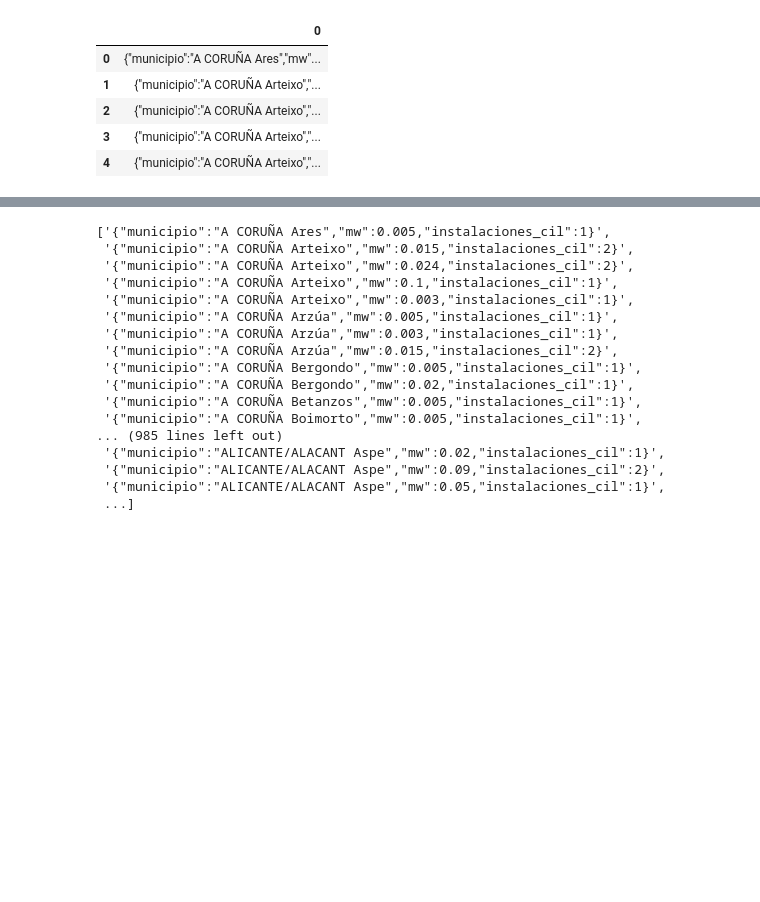
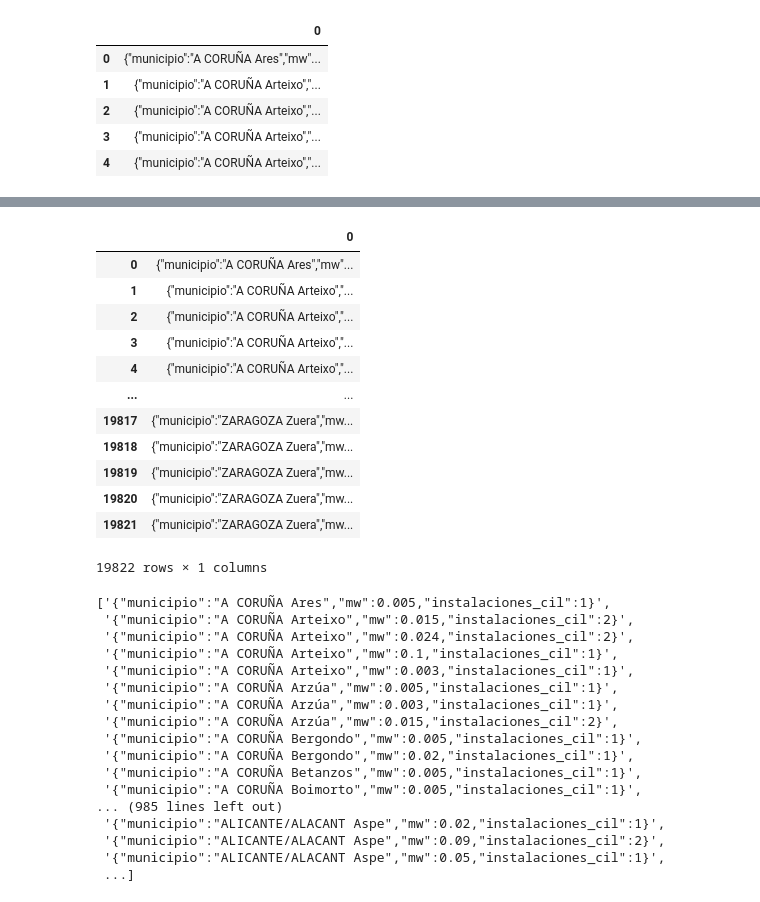
Before and after one commit to Davidmcii/DMC-w4-ETL-Project, a Jupyter notebook: 2-Code/1-w4_main.ipynb, the cells around one changed output, grey strips where cells are left out. Cells and saved outputs as stored; diff of their text form; code cells hidden in the pictures; blank space fills up the shorter version.

```diff
--- a/2-Code/1-w4_main.ipynb
+++ b/2-Code/1-w4_main.ipynb
@@ -102,3 +104,21 @@ data.to_csv('./plantasFV.csv', index=False, sep =',')
+# %%
+data=pd.read_csv('./plantasFV.csv',  sep =',')
+
+data
+# %% [output]
+|  | 0 |
+| 0 | {"municipio":"A CORUÑA Ares","mw"... |
+| 1 | {"municipio":"A CORUÑA Arteixo","... |
+| 2 | {"municipio":"A CORUÑA Arteixo","... |
+| 3 | {"municipio":"A CORUÑA Arteixo","... |
+| 4 | {"municipio":"A CORUÑA Arteixo","... |
+| ... | ... |
+| 19817 | {"municipio":"ZARAGOZA Zuera","mw... |
+| 19818 | {"municipio":"ZARAGOZA Zuera","mw... |
+| 19819 | {"municipio":"ZARAGOZA Zuera","mw... |
+| 19820 | {"municipio":"ZARAGOZA Zuera","mw... |
+| 19821 | {"municipio":"ZARAGOZA Zuera","mw... |
+19822 rows × 1 columns
 # %%
 fv_list=[line for line in data['0']]
 fv_list
```
Also changed, not shown: parts of 10 cells of this notebook, 6 other files.
